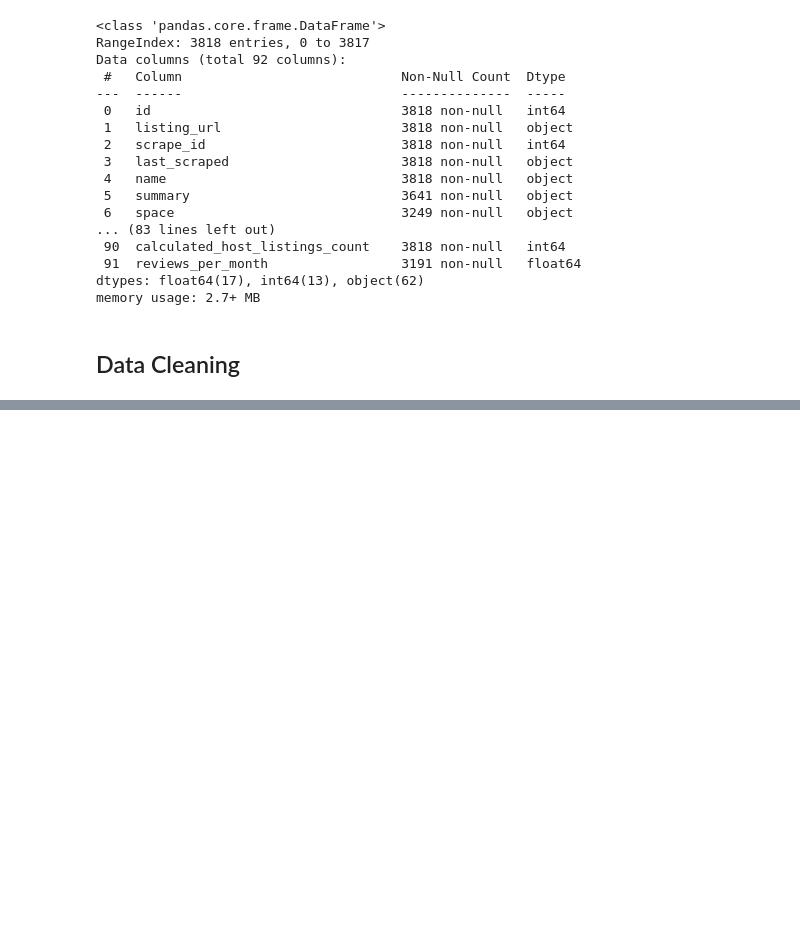
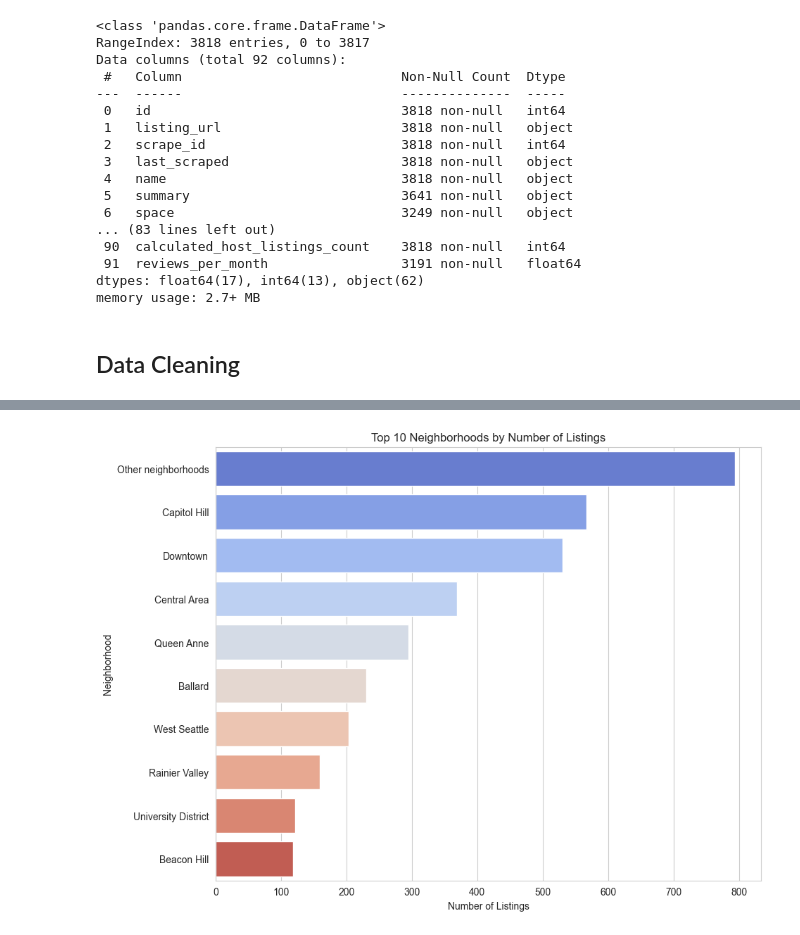
Before and after one commit to TahaAhmedT/CODINGSAMURAI, a Jupyter notebook: Task1/Airbnb_EDA.ipynb, the cells around one changed output, grey strips where cells are left out. Drawn from its saved outputs; the diff is of its cells as text; code cells hidden in the pictures; blank space fills up the shorter version.

```diff
--- a/Task1/Airbnb_EDA.ipynb
+++ b/Task1/Airbnb_EDA.ipynb
@@ -114,0 +168,13 @@ listings_df[categorical_columns] = categorical_imputer.fit_transform(listings_df
+# %%
+# Distribution of Neighborhoods
+neighborhood_counts = listings_df['neighbourhood_group_cleansed'].value_counts().head(10) # Calculate the distribution of listings by neighborhood
+
+# Create a bar chart for the top neighborhoods with the most listings
+plt.figure(figsize=(10, 8))
+sns.barplot(x=neighborhood_counts.values, y=neighborhood_counts.index, palette="coolwarm")
+plt.title('Top 10 Neighborhoods by Number of Listings')
+plt.xlabel('Number of Listings')
+plt.ylabel('Neighborhood')
+plt.show()
+# %% [output]
+[figure, added]
```
Also changed, not shown: parts of 24 cells of this notebook, 1 other file.
